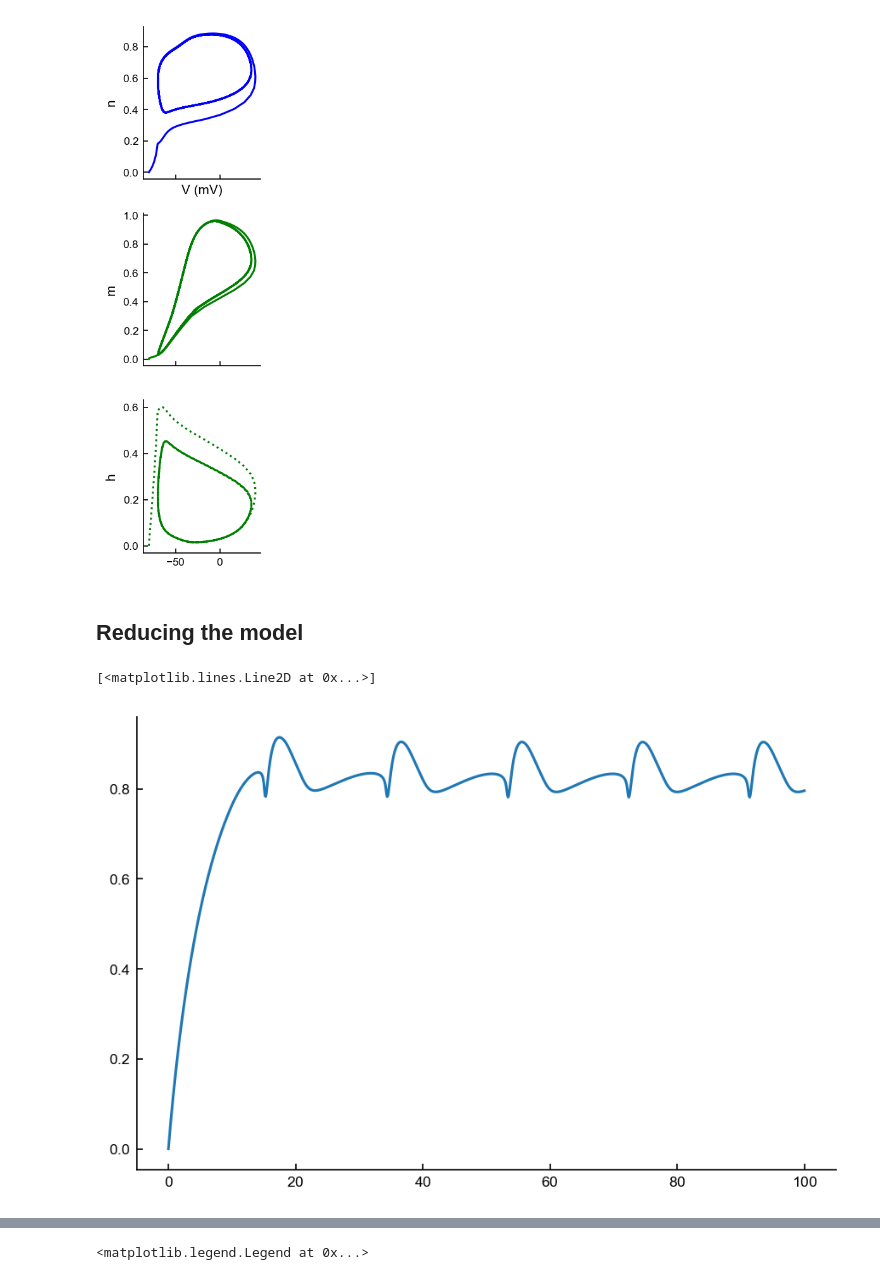
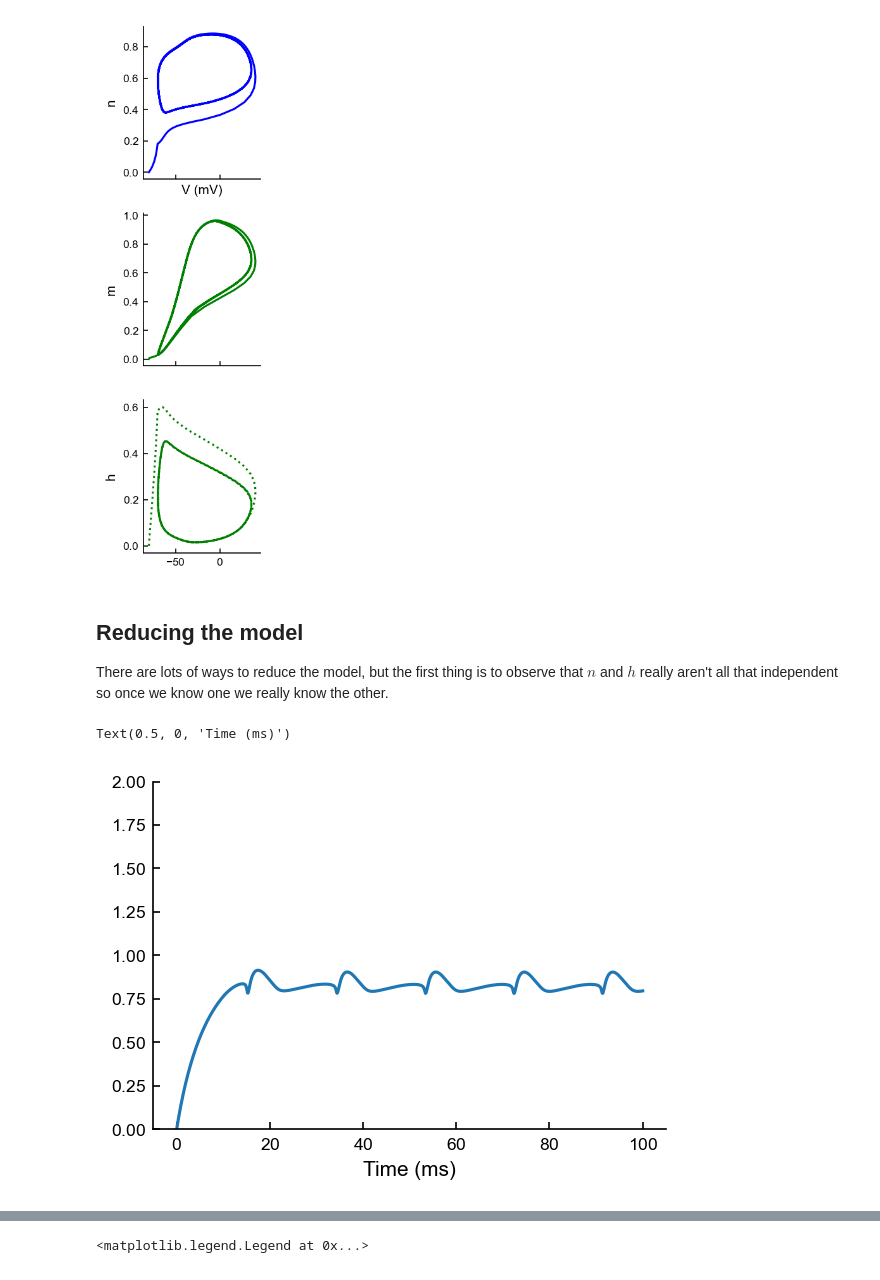
Before and after one commit to badralbanna/FTN, a Jupyter notebook: 5 HH simulation.ipynb, the cells around one changed output, grey strips where cells are left out. Drawn from its saved outputs; the diff is of its cells as text; code cells hidden in the pictures.

```diff
--- a/5 HH simulation.ipynb
+++ b/5 HH simulation.ipynb
@@ -243,14 +243,18 @@ ax_n.set_xlabel("V (mV)")
 # %% [output]
 Text(0, 0.5, 'h')
 [figure]
-# %% [markdown]
-## Reducing the model
+# %% [markdown]
+## Reducing the model
+
+There are lots of ways to reduce the model, but the first thing is to observe that $n$ and $h$ really aren't all that independent so once we know one we really know the other.
 # %%
-fig, ax = plt.subplots()
+fig, ax = plt.subplots(figsize=(4,3))
 ax.plot(T, n + h)
+ax.set_ylim(0, 2)
+ax.set_xlabel("Time (ms)")
 # %% [output]
-[<matplotlib.lines.Line2D at 0x...>]
+Text(0.5, 0, 'Time (ms)')
-[figure, old version]
+[figure, new version]
 # %%
 from scipy.stats import linregress
 
```
Also changed, not shown: parts of 1 cell of this notebook.
